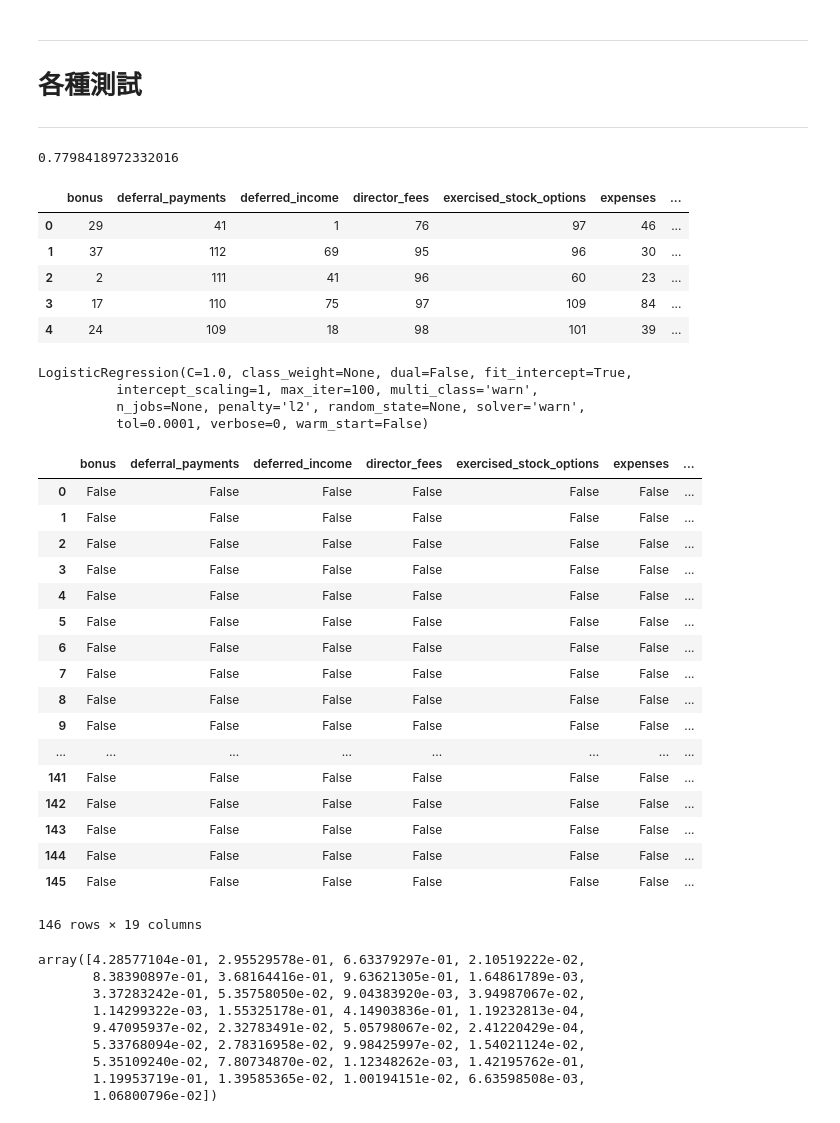
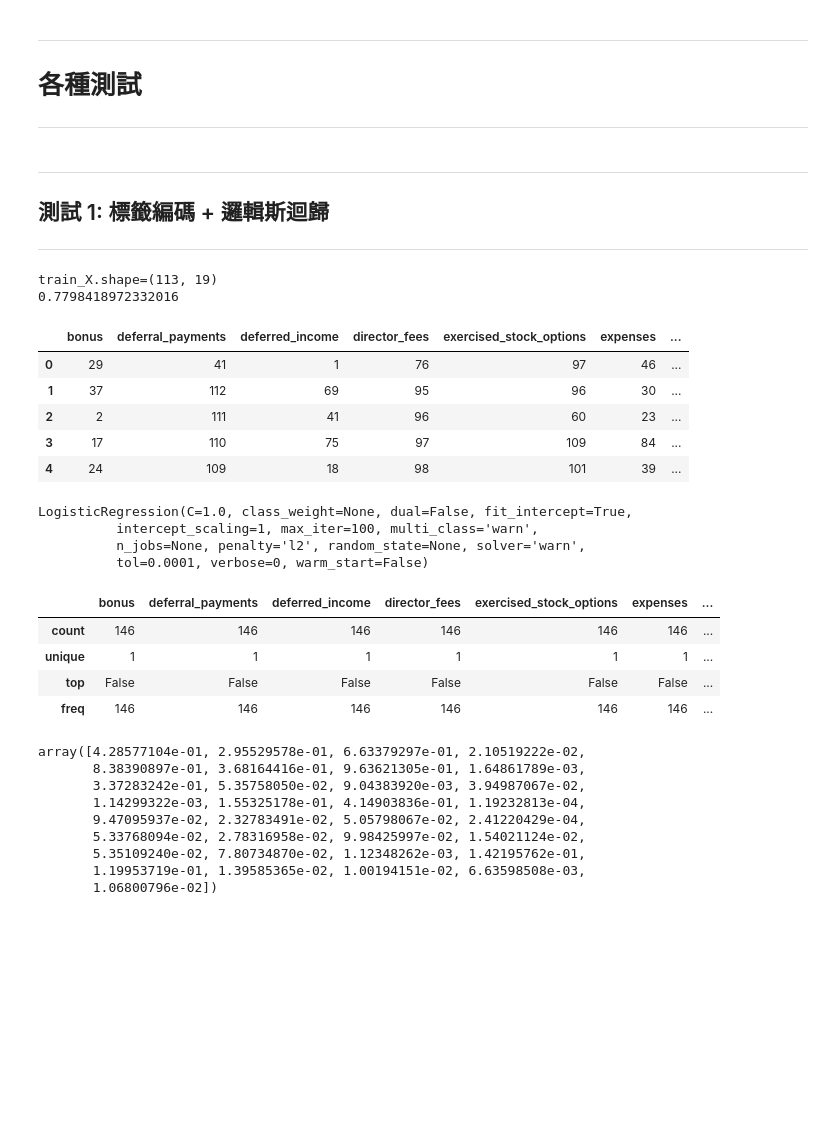
Before and after one commit to ErwinPan/ML100-Days, a Jupyter notebook: homework/Day_049_HW.ipynb, the cells around one changed output. Cells and saved outputs as stored; diff of their text form; code cells hidden in the pictures; blank space fills up the shorter version.

```diff
--- a/homework/Day_049_HW.ipynb
+++ b/homework/Day_049_HW.ipynb
@@ -117,16 +219,26 @@ df.nunique
 # 各種測試
 
 ------
+# %% [markdown]
+------
+
+## 測試 1:  標籤編碼 + 邏輯斯迴歸
+
+------
 # %%
-# 對照組 : 標籤編碼 + 邏輯斯迴歸
+
 df_temp = pd.DataFrame()
 for c in df.columns:
     df_temp[c] = LabelEncoder().fit_transform(df[c])
 train_X = df_temp[:train_num]
+
+print(f'train_X.shape={train_X.shape}')
+
 estimator = LogisticRegression()
 print(cross_val_score(estimator, train_X, train_Y, cv=5).mean())
 df_temp.head()
 # %% [output]
+train_X.shape=(113, 19)
 0.7798418972332016
 |  | bonus | deferral_payments | deferred_income | director_fees | exercised_stock_options | expenses | ... |
 | 0 | 29 | 41 | 1 | 76 | 97 | 46 | ... |
@@ -146,26 +258,13 @@ LogisticRegression(C=1.0, class_weight=None, dual=False, fit_intercept=True,
           n_jobs=None, penalty='l2', random_state=None, solver='warn',
           tol=0.0001, verbose=0, warm_start=False)
 # %%
-df_temp.isna()
+df_temp.isna().describe()
 # %% [output]
 |  | bonus | deferral_payments | deferred_income | director_fees | exercised_stock_options | expenses | ... |
-| 0 | False | False | False | False | False | False | ... |
-| 1 | False | False | False | False | False | False | ... |
-| 2 | False | False | False | False | False | False | ... |
-| 3 | False | False | False | False | False | False | ... |
-| 4 | False | False | False | False | False | False | ... |
-| 5 | False | False | False | False | False | False | ... |
-| 6 | False | False | False | False | False | False | ... |
-| 7 | False | False | False | False | False | False | ... |
-| 8 | False | False | False | False | False | False | ... |
-| 9 | False | False | False | False | False | False | ... |
-| ... | ... | ... | ... | ... | ... | ... | ... |
-| 141 | False | False | False | False | False | False | ... |
-| 142 | False | False | False | False | False | False | ... |
-| 143 | False | False | False | False | False | False | ... |
-| 144 | False | False | False | False | False | False | ... |
-| 145 | False | False | False | False | False | False | ... |
+| count | 146 | 146 | 146 | 146 | 146 | 146 | ... |
+| unique | 1 | 1 | 1 | 1 | 1 | 1 | ... |
+| top | False | False | False | False | False | False | ... |
+| freq | 146 | 146 | 146 | 146 | 146 | 146 | ... |
-146 rows × 19 columns
 # %%
 # Make predictions
 # Make sure to select the second column only
```
Also changed, not shown: parts of 31 cells of this notebook, 3 other files.
